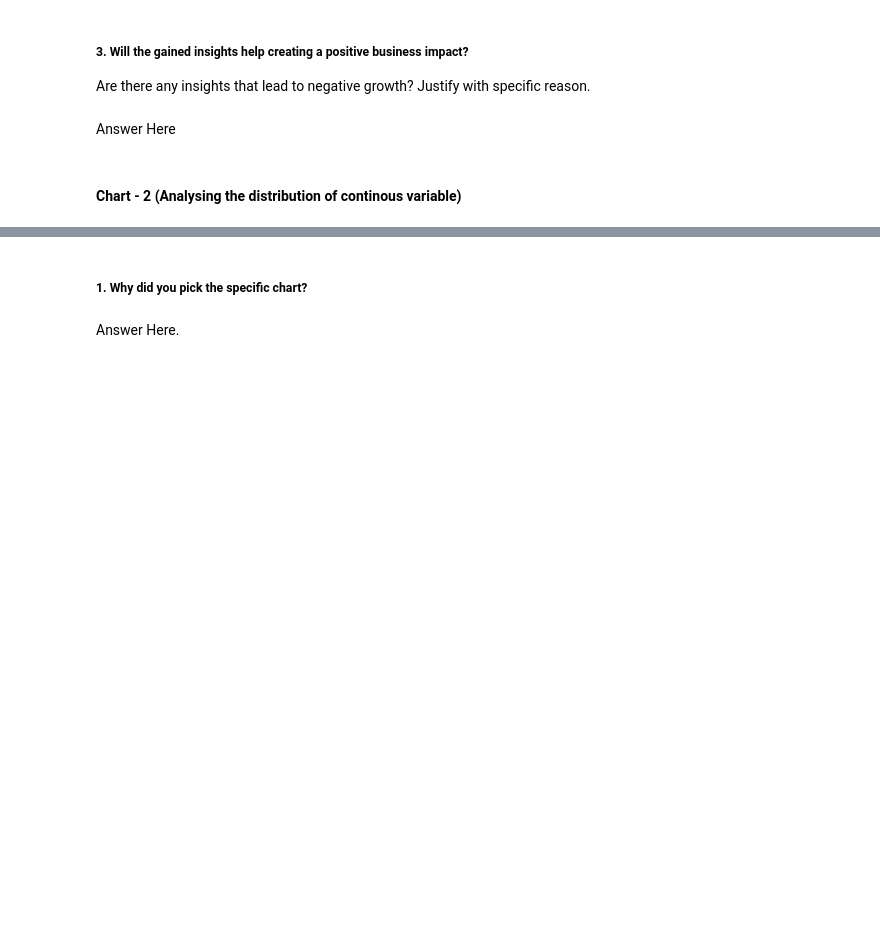
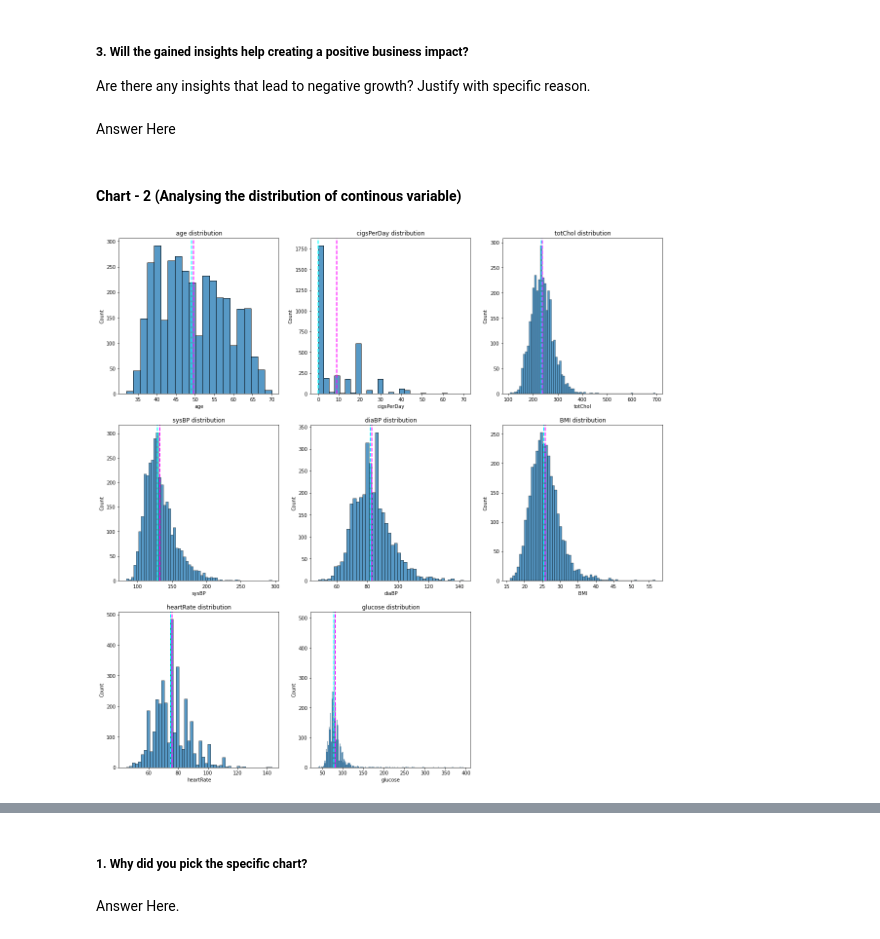
Before and after one commit to Ajay07pandey/Cardiovascular-Risk-Prediction, a Jupyter notebook: Ajay_Cardiovascular_Risk_Prediction.ipynb, the cells around one changed output, grey strips where cells are left out. Cells and saved outputs as stored; diff of their text form; code cells hidden in the pictures; blank space fills up the shorter version.

```diff
--- a/Ajay_Cardiovascular_Risk_Prediction.ipynb
+++ b/Ajay_Cardiovascular_Risk_Prediction.ipynb
@@ -445,11 +447,13 @@ Answer Here
 # %% [markdown]
 #### Chart - 2 (Analysing the distribution of continous variable)
 # %%
-# for i,j in enumerate(continuous_var):
-#   plt.figure(figsize=(20,10))
-#   plt.subplot(2,4,i+1)
-#   sns.histplot(df[j])
-#   plt.axvline(df[j].mean(), color='magenta', linestyle='dashed', linewidth=2)
-#   plt.axvline(df[j].median(), color='cyan', linestyle='dashed', linewidth=2)
-#   plt.title(j +' distribution')
-#   plt.show()
+continuous_vard = [ (0 , 'age'), (1 , 'cigsPerDay'),(2 ,'totChol'), (3 , 'sysBP'), (4 ,'diaBP'), (5 , 'BMI'), (6 ,'heartRate'), (7 , 'glucose')]
+plt.figure(figsize=(20,20))
+for i,j in continuous_vard:
+  plt.subplot(3,3,i+1)
+  sns.histplot(df[j])
+  plt.axvline(df[j].mean(), color='magenta', linestyle='dashed', linewidth=2)
+  plt.axvline(df[j].median(), color='cyan', linestyle='dashed', linewidth=2)
+  plt.title(j+' distribution')
+# %% [output]
+[figure, added]
```
Also changed, not shown: parts of 14 cells of this notebook.
